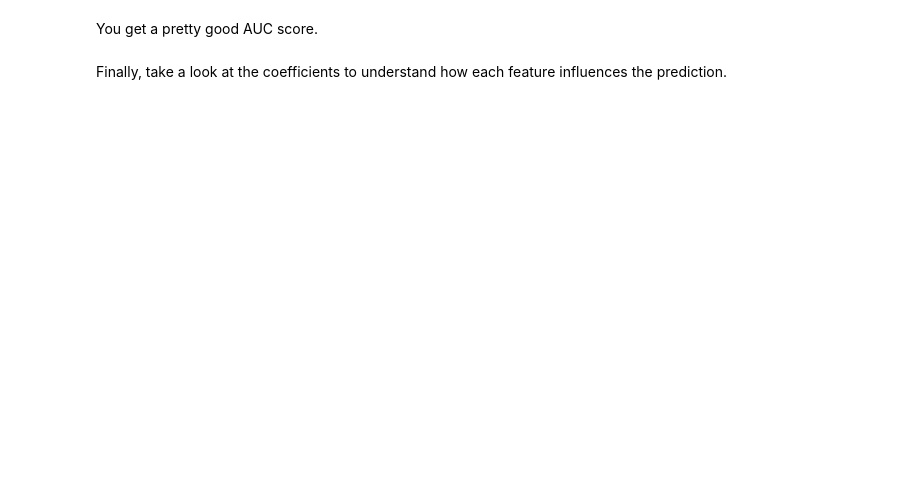
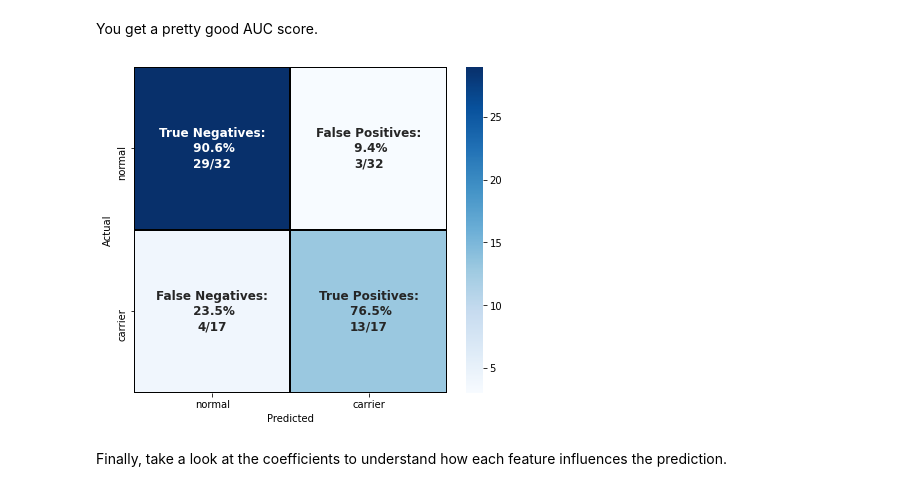
Before and after one commit to NSS-Data-Instructional-Stuff/stats-for-data-science, a Jupyter notebook: notebooks/Notebook_06b_Logistic_Regression.ipynb, the cells around one changed output. Saved outputs shown, nothing was run; the diff lists cells and outputs as text; code cells hidden in the pictures; blank space fills up the shorter version.

```diff
--- a/notebooks/Notebook_06b_Logistic_Regression.ipynb
+++ b/notebooks/Notebook_06b_Logistic_Regression.ipynb
@@ -481,11 +455,13 @@ You get a pretty good AUC score.
 # %%
 y_pred = lr.predict(X_test)
 
 df = dystrophy.loc[X_test.index]
 
 cm_analysis(le.inverse_transform(df.label),
             le.inverse_transform(1 - y_pred), labels = ['normal', 'carrier'],
-           figsize = (4,3));
+           figsize = (7,6));
+# %% [output]
+[figure, added]
 # %% [markdown]
 Finally, take a look at the coefficients to understand how each feature influences the prediction.
 # %%
```
Also changed, not shown: parts of 34 cells of this notebook.
